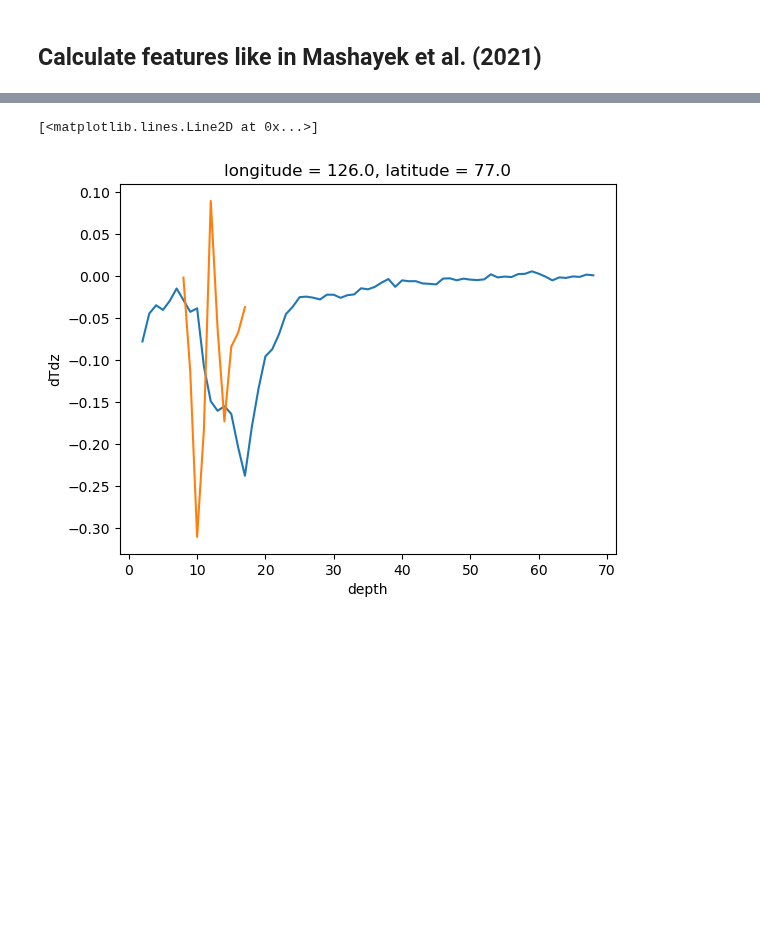
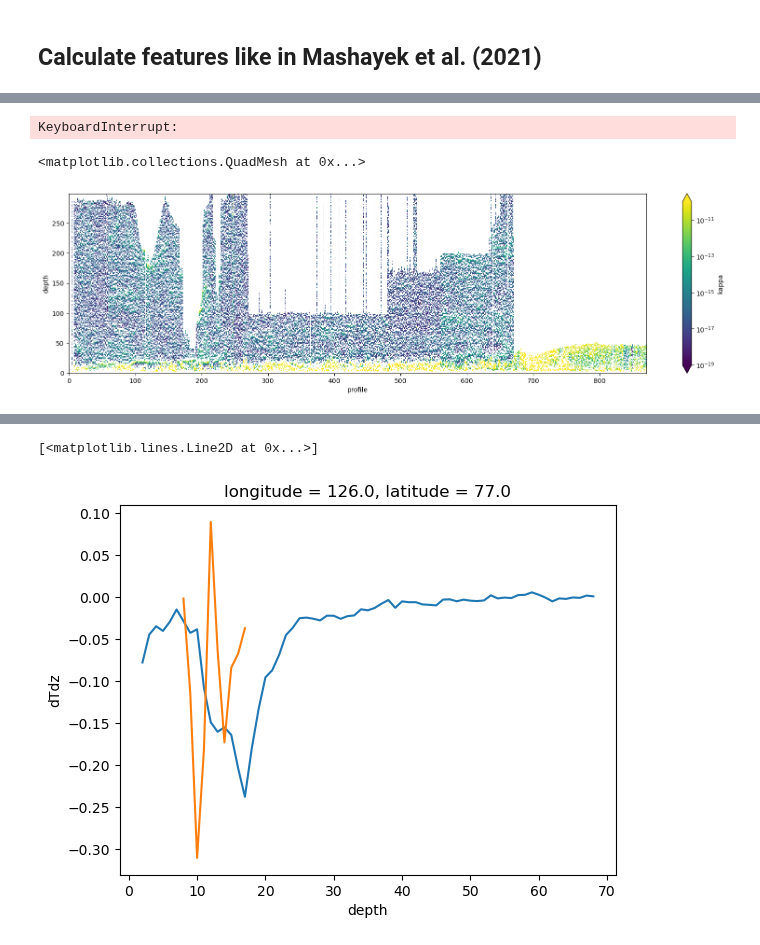
Before and after one commit to lisanneblok/ArcticTurbulence, a Jupyter notebook: data_exploration/load_ds.ipynb, the cells around one changed output, grey strips where cells are left out. Saved outputs shown, nothing was run; the diff lists cells and outputs as text; code cells hidden in the pictures; blank space fills up the shorter version.

```diff
--- a/data_exploration/load_ds.ipynb
+++ b/data_exploration/load_ds.ipynb
@@ -306,3 +159,0 @@ Data variables:
-# %%
-arctic_ds = arctic_ds.drop_dims('single')
-arctic_ds
@@ -642,0 +404,15 @@ Data variables:
+# %%
+combined_ds = nice_ds
+combined_ds = calc_N2_kappa(combined_ds)
+combined_ds = TS_derivative(combined_ds)
+combined_ds.kappa.plot(y = 'depth',norm = colors.LogNorm(vmin = 1e-20, vmax = 1e-4),cmap='viridis',figsize=(20,5))
+# %% [output]
+KeyboardInterrupt:
+# %%
+combined_ds = arctic_ds
+combined_ds = calc_N2_kappa(combined_ds)
+combined_ds = TS_derivative(combined_ds)
+combined_ds.kappa.plot(y = 'depth',norm = colors.LogNorm(vmin = 1e-19, vmax = 1e-10),cmap='viridis',figsize=(20,5))
+# %% [output]
+<matplotlib.collections.QuadMesh at 0x...>
+[figure, added]
```
Also changed, not shown: parts of 71 cells of this notebook, 1 other file.
